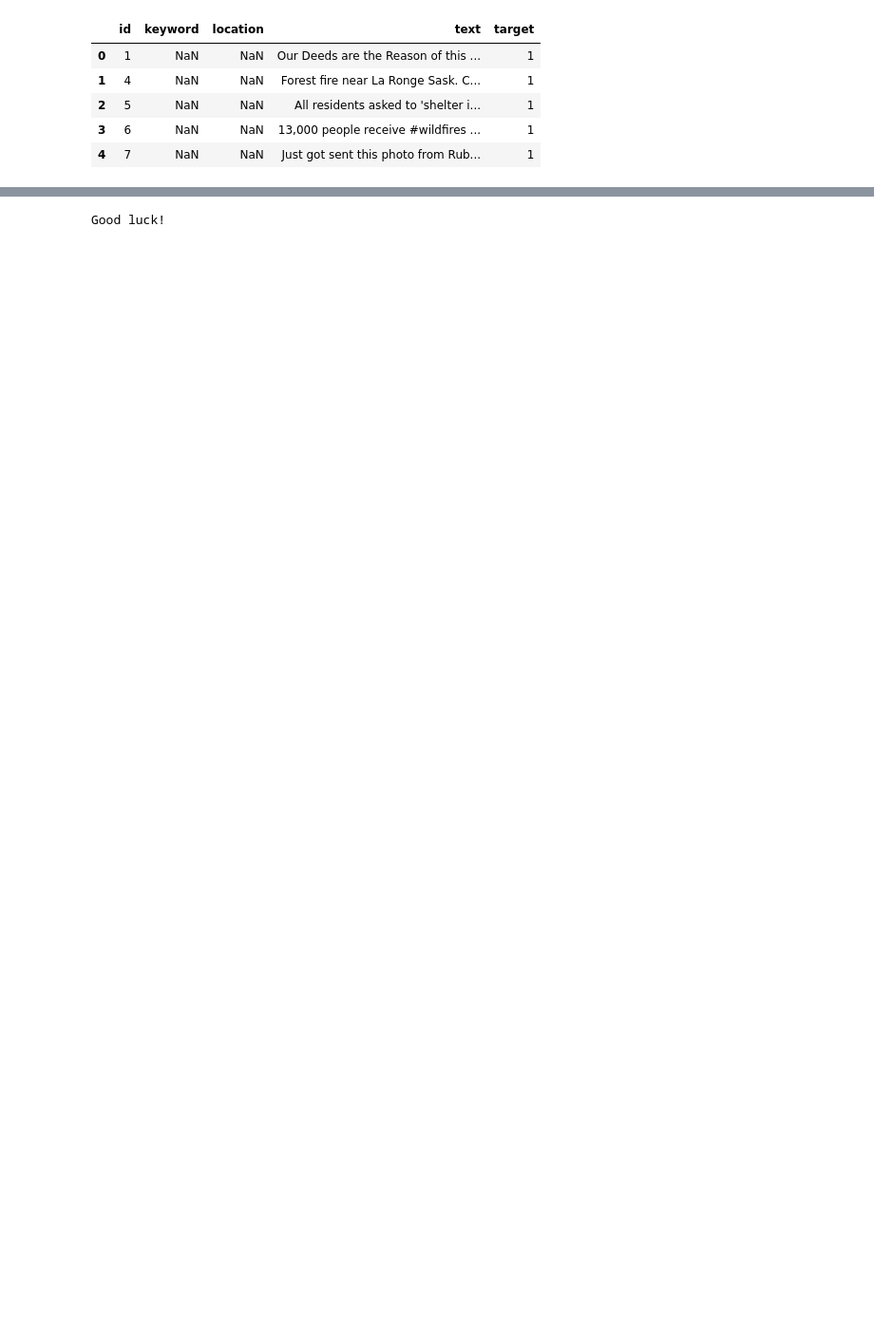
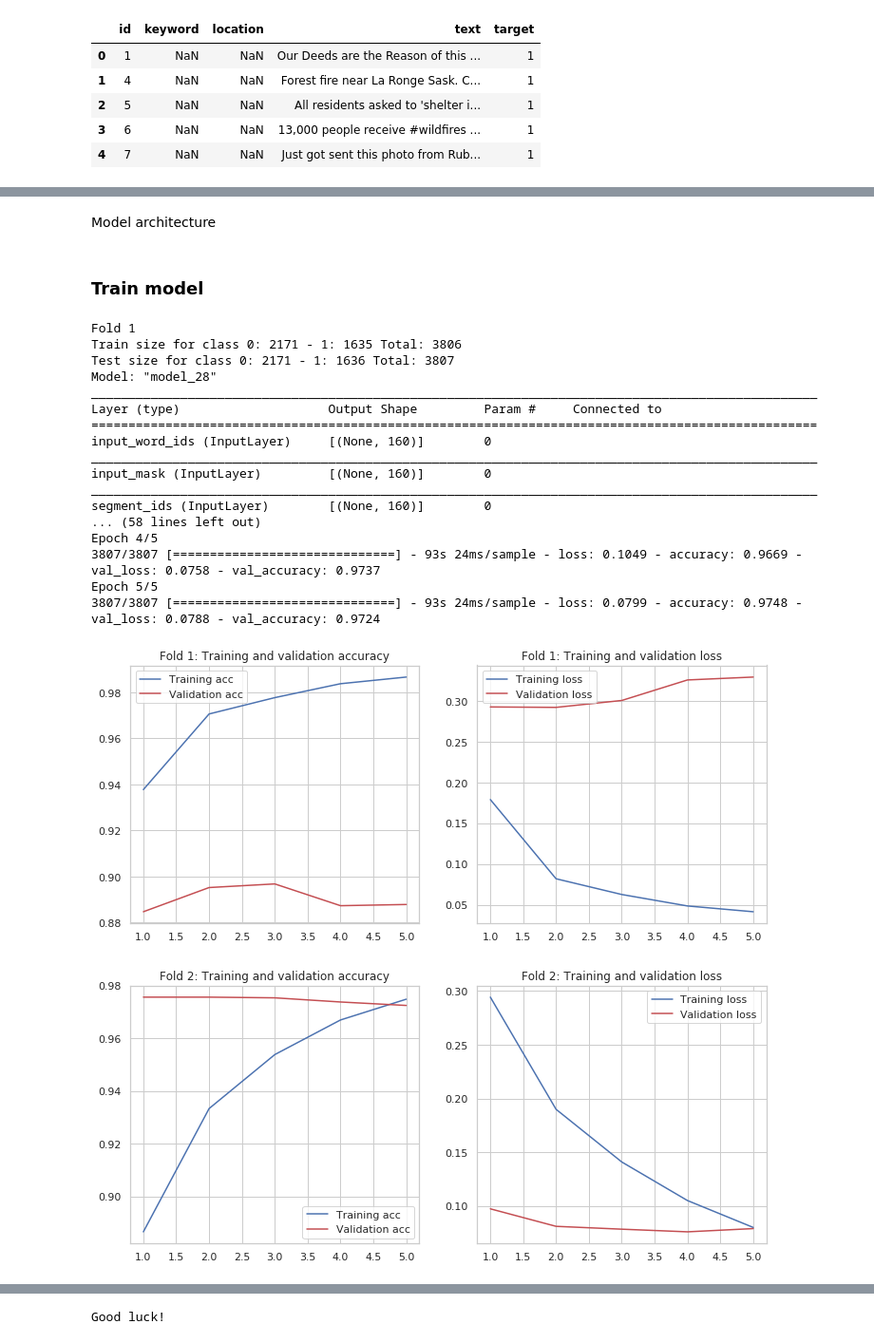
Before and after one commit to casals90/nlp_with_disaster_tweets, a Jupyter notebook: Data cleaning and BERT.ipynb, the cells around one changed output, grey strips where cells are left out. Shown: that part at 95% size. Cells and saved outputs as stored; diff of their text form; code cells hidden in the pictures; blank space fills up the shorter version.

```diff
--- a/Data cleaning and BERT.ipynb
+++ b/Data cleaning and BERT.ipynb
@@ -289,0 +370,2 @@ ImportError: dlopen(/Library/Frameworks/Python.framework/Versions/3.8/lib/python
+# %% [markdown]
+Model architecture
@@ -289,0 +389,72 @@ ImportError: dlopen(/Library/Frameworks/Python.framework/Versions/3.8/lib/python
+# %%
+def plot_history(history, k):
+    acc = history.history['accuracy']
+    val_acc = history.history['val_accuracy']
+    loss = history.history['loss']
+    val_loss = history.history['val_loss']
+    x = range(1, len(acc) + 1)
+
+    plt.figure(figsize=(12, 5))
+    plt.subplot(1, 2, 1)
+    plt.plot(x, acc, 'b', label='Training acc')
+    plt.plot(x, val_acc, 'r', label='Validation acc')
+    plt.title(f'Fold {k}: Training and validation accuracy')
+    plt.legend()
+    plt.subplot(1, 2, 2)
+    plt.plot(x, loss, 'b', label='Training loss')
+    plt.plot(x, val_loss, 'r', label='Validation loss')
+    plt.title(f'Fold {k}: Training and validation loss')
+    plt.legend()
+# %% [markdown]
+### Train model
+# %%
+models = []
+
+skf = StratifiedKFold(n_splits=2, random_state=42, shuffle=True)
+for fold, (train, test) in enumerate(skf.split(train_df, train_df["target"]), start=1):
+    print(f"Fold {fold}")
+    x_train, y_train = train_df.loc[train, "text_cleaned"], train_df.loc[train, "target"]
+    x_test, y_test = train_df.loc[test, "text_cleaned"], train_df.loc[test, "target"]
+
+    train_samples_per_class = y_train.value_counts()
+    test_samples_per_class = y_test.value_counts()
+    print(f"Train size for class 0: {train_samples_per_class[0]} - 1: {train_samples_per_class[1]} Total: {train_samples_per_class.sum()}")
+    print(f"Test size for class 0: {test_samples_per_class[0]} - 1: {test_samples_per_class[1]} Total: {test_samples_per_class.sum()}")
+
+    # Encode tweets
+    train_input = bert_encode(x_train, tokenizer, max_len=160)
+    test_input = bert_encode(x_test, tokenizer, max_len=160)
+
+    # Build and train model
+    model = build_model()
+    history = model.fit(train_input,
+                        y_train,
+                        validation_data=(test_input, y_test),
+                        epochs=5,
+                        batch_size=32)
+
+    models.append(model)
+
+
+    # Evaluation
+    plot_history(history, fold)
+# %% [output]
+Fold 1
+Train size for class 0: 2171 - 1: 1635 Total: 3806
+Test size for class 0: 2171 - 1: 1636 Total: 3807
+Model: "model_28"
+__________________________________________________________________________________________________
+Layer (type)                    Output Shape         Param #     Connected to
+==================================================================================================
+input_word_ids (InputLayer)     [(None, 160)]        0
+__________________________________________________________________________________________________
+input_mask (InputLayer)         [(None, 160)]        0
+__________________________________________________________________________________________________
+segment_ids (InputLayer)        [(None, 160)]        0
+... (58 lines left out)
+Epoch 4/5
+3807/3807 [==============================] - 93s 24ms/sample - loss: 0.1049 - accuracy: 0.9669 - val_loss: 0.0758 - val_accuracy: 0.9737
+Epoch 5/5
+3807/3807 [==============================] - 93s 24ms/sample - loss: 0.0799 - accuracy: 0.9748 - val_loss: 0.0788 - val_accuracy: 0.9724
+[figure, added]
+[figure, added]
```
Also changed, not shown: parts of 36 cells of this notebook.
